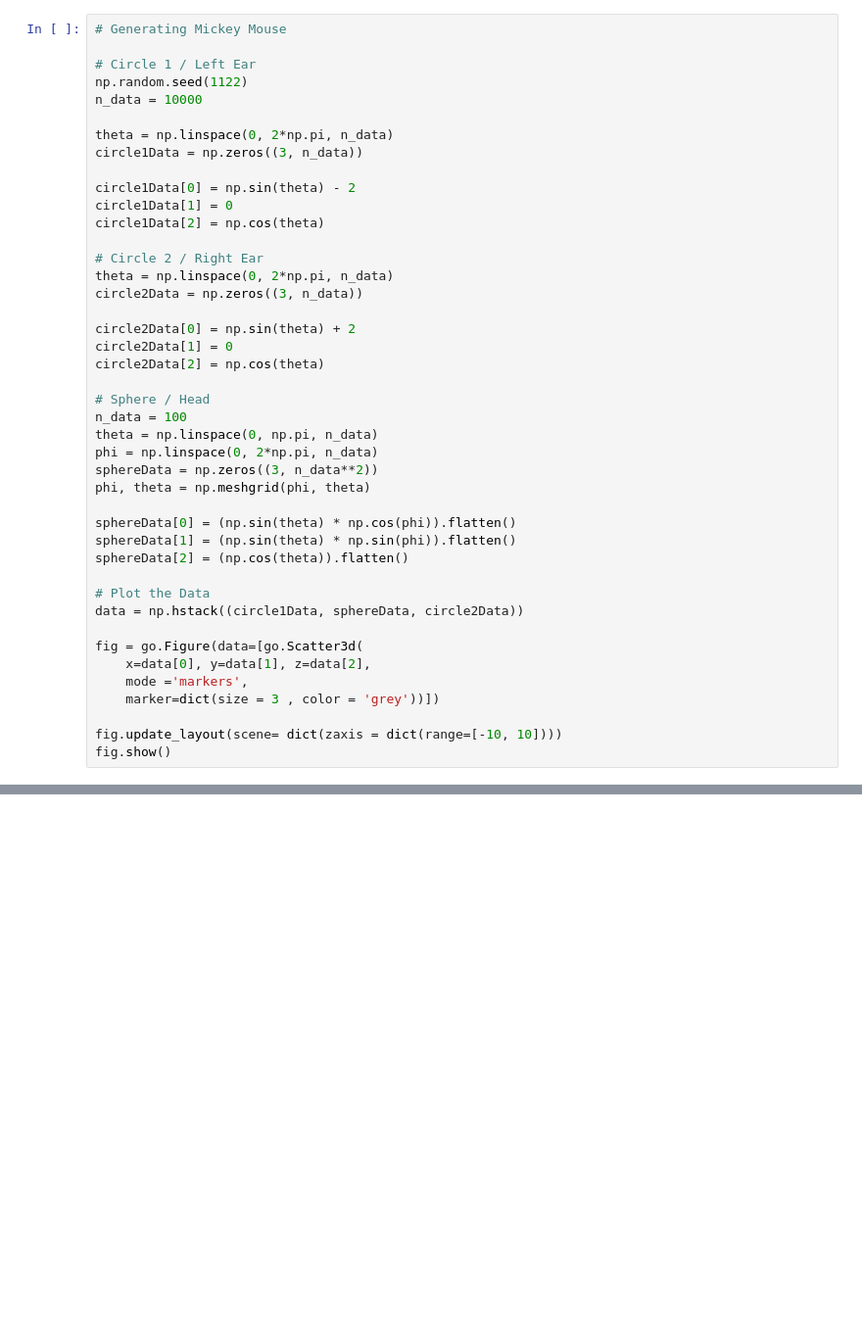
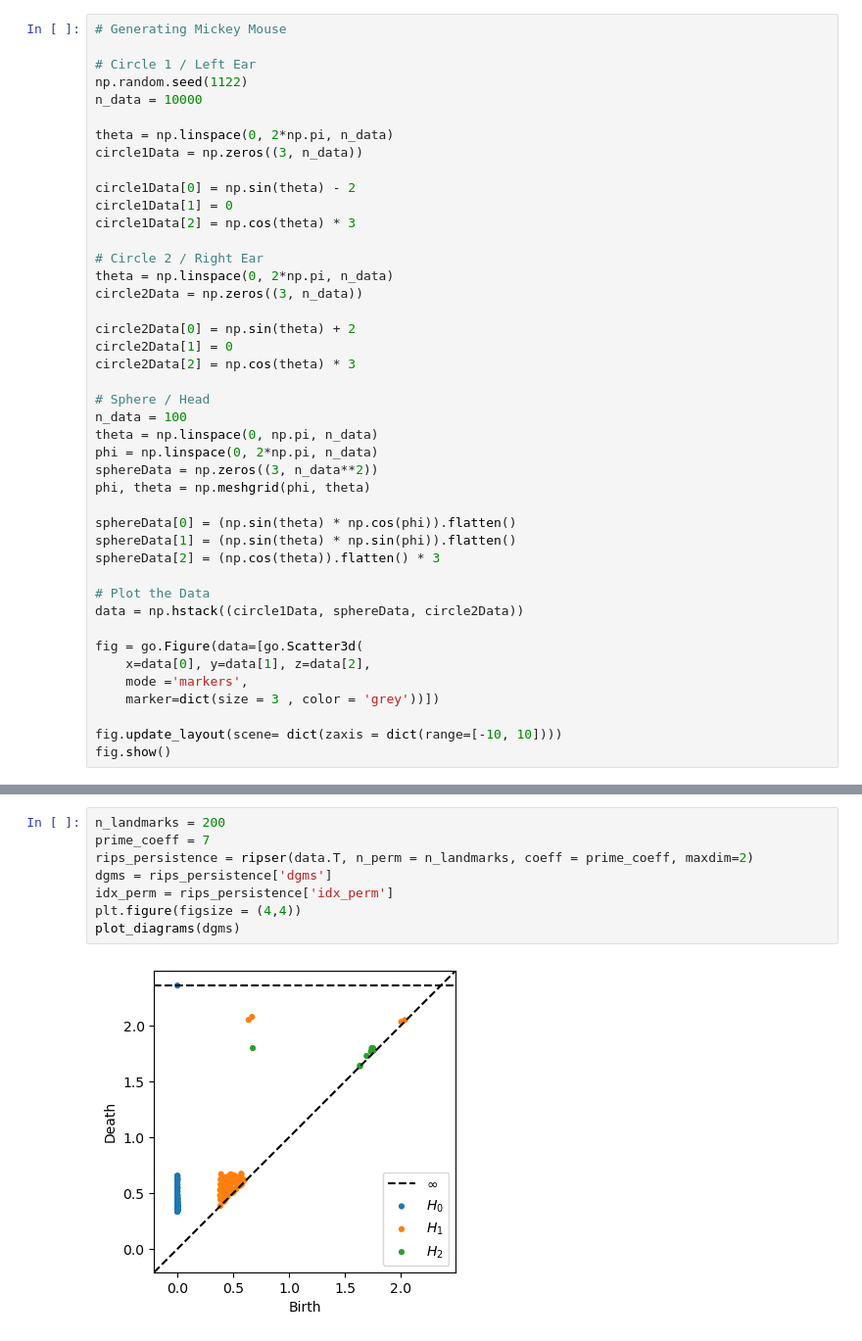
Before and after one commit to smart040/TTSA-Project1-PERCUP, a Jupyter notebook: Mickey Mouse 3DScatter.ipynb, the cells around one changed output, grey strips where cells are left out. Shown at 98% size. Cells and saved outputs as stored; diff of their text form; blank space fills up the shorter version.

Commit message:
mickey mouse is no longer flat! + added persistence diagram to show that it matches torus

```diff
--- a/Mickey Mouse 3DScatter.ipynb
+++ b/Mickey Mouse 3DScatter.ipynb
@@ -24,7 +21,7 @@ circle1Data = np.zeros((3, n_data))
 
 circle1Data[0] = np.sin(theta) - 2
 circle1Data[1] = 0
-circle1Data[2] = np.cos(theta)
+circle1Data[2] = np.cos(theta) * 3
 
 # Circle 2 / Right Ear
 theta = np.linspace(0, 2*np.pi, n_data)
@@ -32,7 +29,7 @@ circle2Data = np.zeros((3, n_data))
 
 circle2Data[0] = np.sin(theta) + 2
 circle2Data[1] = 0
-circle2Data[2] = np.cos(theta)
+circle2Data[2] = np.cos(theta) * 3
 
 # Sphere / Head
 n_data = 100
@@ -43,7 +40,7 @@ phi, theta = np.meshgrid(phi, theta)
 
 sphereData[0] = (np.sin(theta) * np.cos(phi)).flatten()
 sphereData[1] = (np.sin(theta) * np.sin(phi)).flatten()
-sphereData[2] = (np.cos(theta)).flatten()
+sphereData[2] = (np.cos(theta)).flatten() * 3
 
 # Plot the Data
 data = np.hstack((circle1Data, sphereData, circle2Data))
@@ -57,3 +54,13 @@ fig.update_layout(scene= dict(zaxis = dict(range=[-10, 10])))
 fig.show()
 # %% [output]
 [interactive output not drawn]
+# %%
+n_landmarks = 200
+prime_coeff = 7
+rips_persistence = ripser(data.T, n_perm = n_landmarks, coeff = prime_coeff, maxdim=2)
+dgms = rips_persistence['dgms']
+idx_perm = rips_persistence['idx_perm']
+plt.figure(figsize = (4,4))
+plot_diagrams(dgms)
+# %% [output]
+[figure, added]
```
Also changed, not shown: parts of 1 cell of this notebook.
